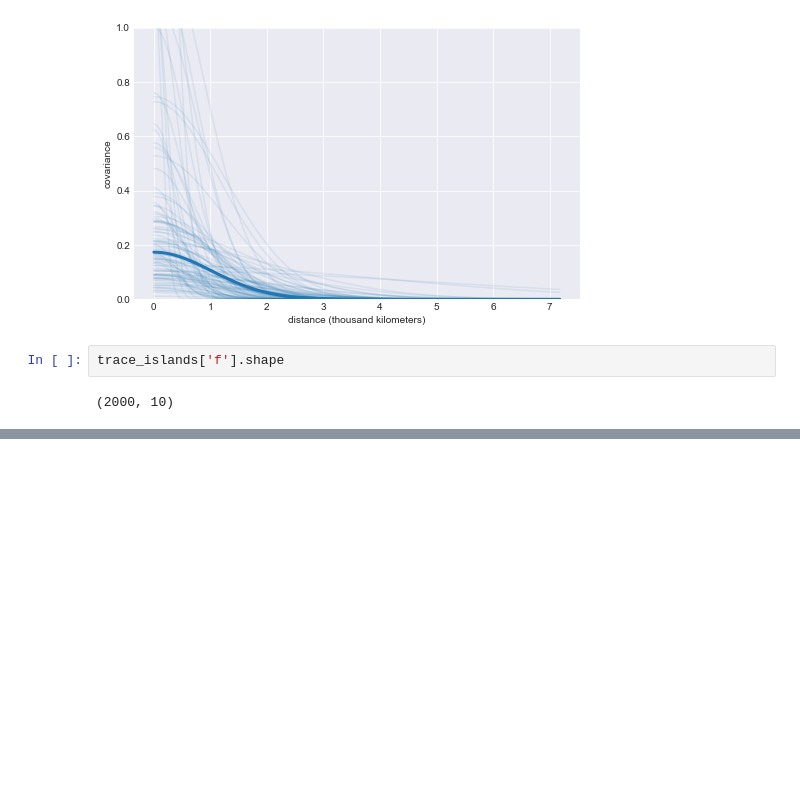
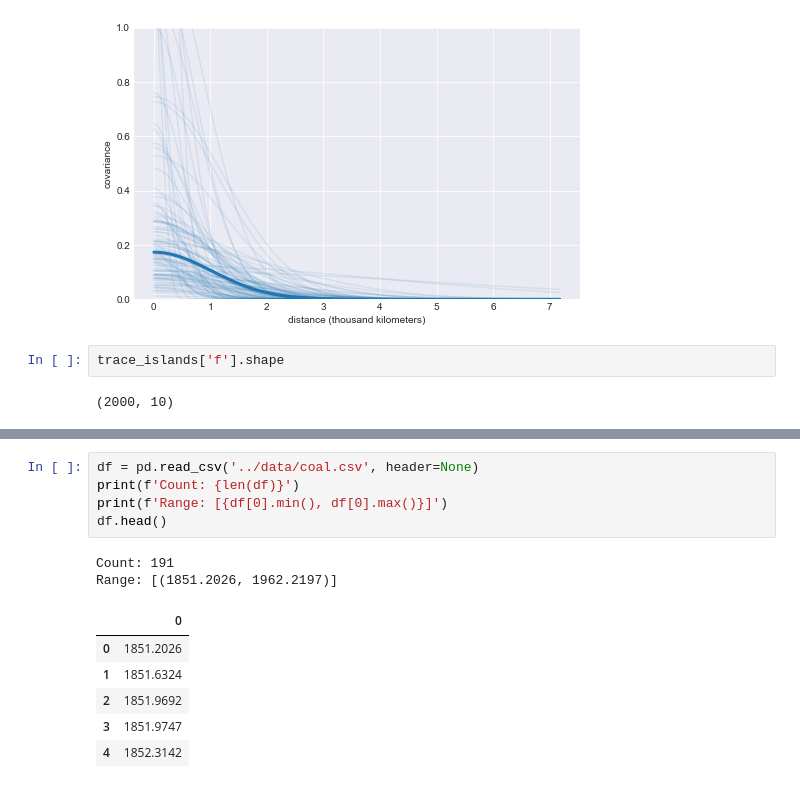
Before and after one commit to bartfrenk/courses, a Jupyter notebook: bayesian-analysis-with-python/notebooks/chapter-7.ipynb, the cells around one changed output, grey strips where cells are left out. Drawn from its saved outputs; the diff is of its cells as text; blank space fills up the shorter version.

```diff
--- a/bayesian-analysis-with-python/notebooks/chapter-7.ipynb
+++ b/bayesian-analysis-with-python/notebooks/chapter-7.ipynb
@@ -209,0 +219,14 @@ trace_islands['f'].shape
+# %%
+df = pd.read_csv('../data/coal.csv', header=None)
+print(f'Count: {len(df)}')
+print(f'Range: [{df[0].min(), df[0].max()}]')
+df.head()
+# %% [output]
+Count: 191
+Range: [(1851.2026, 1962.2197)]
+|  | 0 |
+| 0 | 1851.2026 |
+| 1 | 1851.6324 |
+| 2 | 1851.9692 |
+| 3 | 1851.9747 |
+| 4 | 1852.3142 |
```
Also changed, not shown: parts of 7 cells of this notebook.
